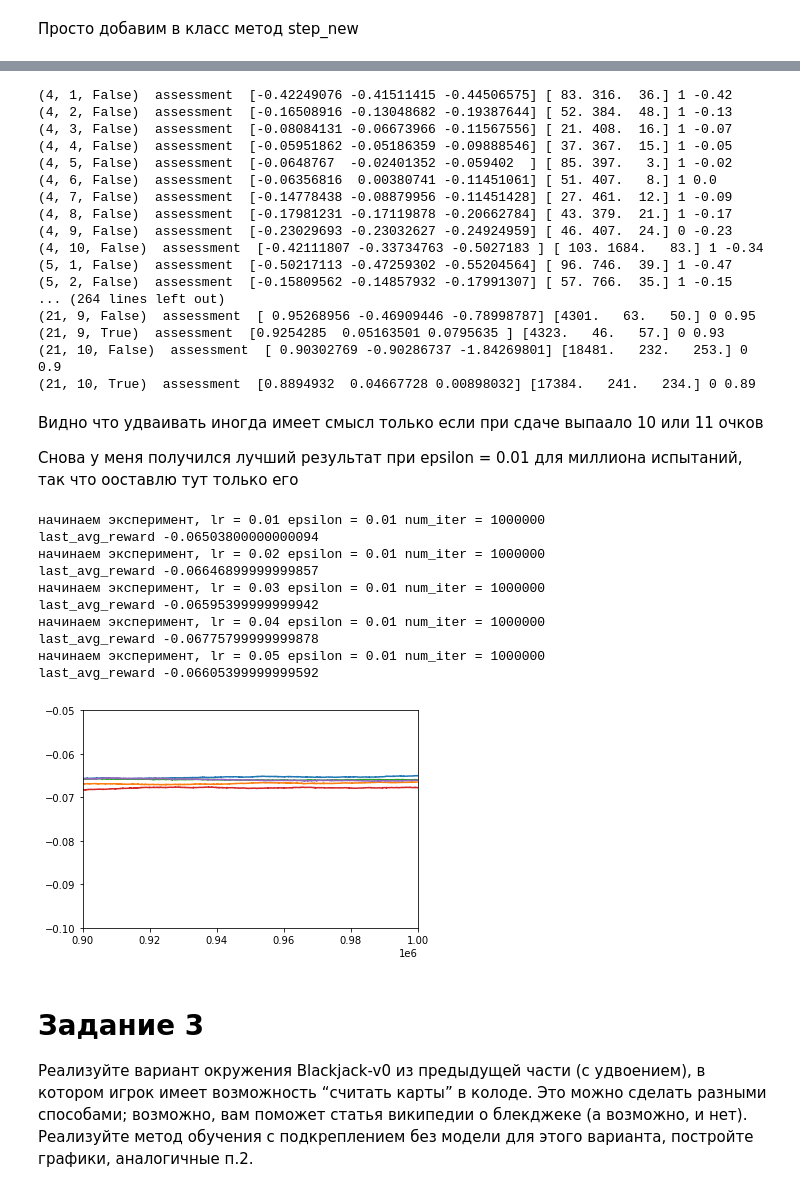
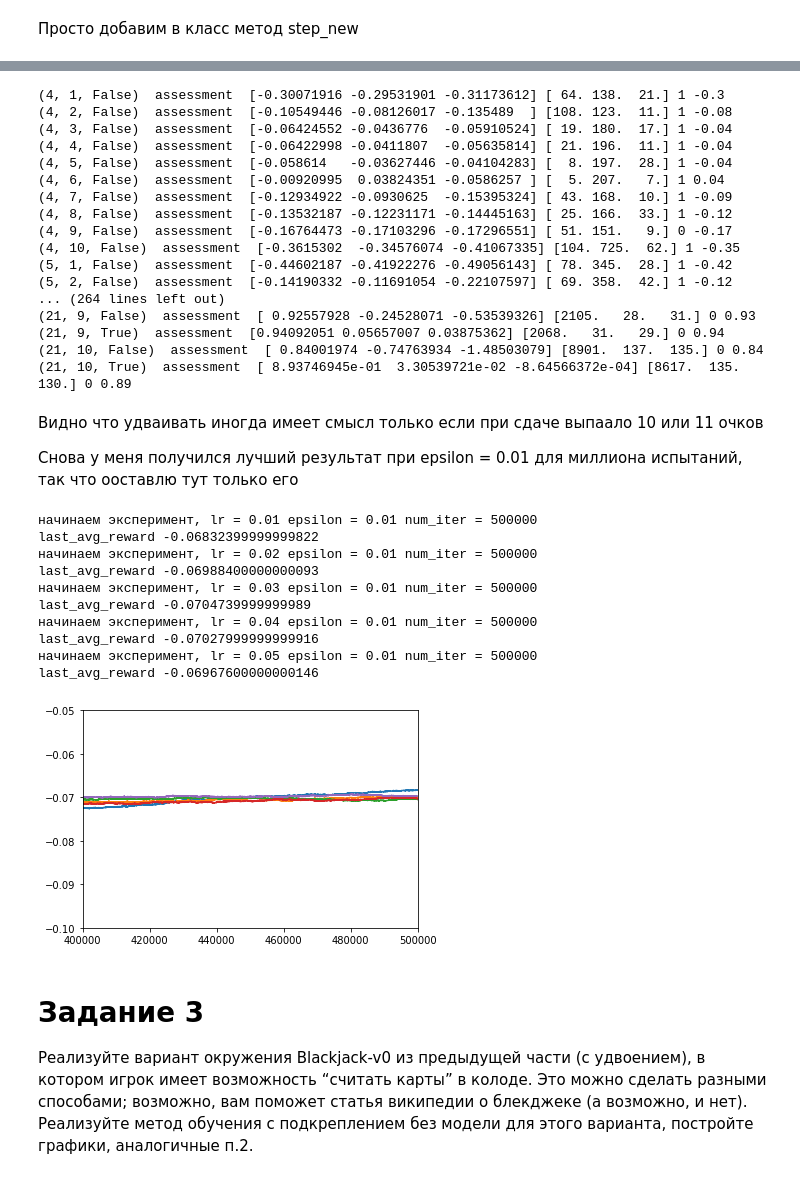
Before and after one commit to OlegPozovnoy/ReinforcementLearningHW, a Jupyter notebook: HW1/Blackjack.ipynb, the cells around one changed output, grey strips where cells are left out. Drawn from its saved outputs; the diff is of its cells as text; code cells hidden in the pictures.

```diff
--- a/HW1/Blackjack.ipynb
+++ b/HW1/Blackjack.ipynb
@@ -17,7 +17,7 @@ import numpy as np
 
 debug =  False
 results = []
-num_iter = 1000000
+num_iter = 500000
 
 for i in range(num_iter):
     cur, dealer, space = env.reset()
@@ -344,5 +344,5 @@ def conduct_experiment_double(learning_rate = 0.05, epsilon = 0.1, num_iteration
     print(f'last_avg_reward {avg_rewards[-1]}')
     return avg_rewards, states_counter, q_values
 
-avg_rewards, states_counter, q_values = conduct_experiment_double(learning_rate = 0.01, epsilon = 0.04, num_iterations = 1000000, debug = False, plot = True)
+avg_rewards, states_counter, q_values = conduct_experiment_double(learning_rate = 0.01, epsilon = 0.04, num_iterations = 500000, debug = False, plot = True)
 # %% [output]
@@ -355,23 +355,23 @@ for i in range(num_states):
     if np.max(states_counter[i][:]) > 0:
         print(get_state_by_code(i), " assessment ", q_values[i][:], states_counter[i], np.argmax(q_values[i]), round(q_values[i][np.argmax(q_values[i])],2))
 # %% [output]
-(4, 1, False)  assessment  [-0.42249076 -0.41511415 -0.44506575] [ 83. 316.  36.] 1 -0.42
-(4, 2, False)  assessment  [-0.16508916 -0.13048682 -0.19387644] [ 52. 384.  48.] 1 -0.13
-(4, 3, False)  assessment  [-0.08084131 -0.06673966 -0.11567556] [ 21. 408.  16.] 1 -0.07
-(4, 4, False)  assessment  [-0.05951862 -0.05186359 -0.09888546] [ 37. 367.  15.] 1 -0.05
-(4, 5, False)  assessment  [-0.0648767  -0.02401352 -0.059402  ] [ 85. 397.   3.] 1 -0.02
-(4, 6, False)  assessment  [-0.06356816  0.00380741 -0.11451061] [ 51. 407.   8.] 1 0.0
-(4, 7, False)  assessment  [-0.14778438 -0.08879956 -0.11451428] [ 27. 461.  12.] 1 -0.09
-(4, 8, False)  assessment  [-0.17981231 -0.17119878 -0.20662784] [ 43. 379.  21.] 1 -0.17
-(4, 9, False)  assessment  [-0.23029693 -0.23032627 -0.24924959] [ 46. 407.  24.] 0 -0.23
-(4, 10, False)  assessment  [-0.42111807 -0.33734763 -0.5027183 ] [ 103. 1684.   83.] 1 -0.34
-(5, 1, False)  assessment  [-0.50217113 -0.47259302 -0.55204564] [ 96. 746.  39.] 1 -0.47
-(5, 2, False)  assessment  [-0.15809562 -0.14857932 -0.17991307] [ 57. 766.  35.] 1 -0.15
+(4, 1, False)  assessment  [-0.30071916 -0.29531901 -0.31173612] [ 64. 138.  21.] 1 -0.3
+(4, 2, False)  assessment  [-0.10549446 -0.08126017 -0.135489  ] [108. 123.  11.] 1 -0.08
+(4, 3, False)  assessment  [-0.06424552 -0.0436776  -0.05910524] [ 19. 180.  17.] 1 -0.04
+(4, 4, False)  assessment  [-0.06422998 -0.0411807  -0.05635814] [ 21. 196.  11.] 1 -0.04
+(4, 5, False)  assessment  [-0.058614   -0.03627446 -0.04104283] [  8. 197.  28.] 1 -0.04
+(4, 6, False)  assessment  [-0.00920995  0.03824351 -0.0586257 ] [  5. 207.   7.] 1 0.04
+(4, 7, False)  assessment  [-0.12934922 -0.0930625  -0.15395324] [ 43. 168.  10.] 1 -0.09
+(4, 8, False)  assessment  [-0.13532187 -0.12231171 -0.14445163] [ 25. 166.  33.] 1 -0.12
+(4, 9, False)  assessment  [-0.16764473 -0.17103296 -0.17296551] [ 51. 151.   9.] 0 -0.17
+(4, 10, False)  assessment  [-0.3615302  -0.34576074 -0.41067335] [104. 725.  62.] 1 -0.35
+(5, 1, False)  assessment  [-0.44602187 -0.41922276 -0.49056143] [ 78. 345.  28.] 1 -0.42
+(5, 2, False)  assessment  [-0.14190332 -0.11691054 -0.22107597] [ 69. 358.  42.] 1 -0.12
 ... (264 lines left out)
-(21, 9, False)  assessment  [ 0.95268956 -0.46909446 -0.78998787] [4301.   63.   50.] 0 0.95
-(21, 9, True)  assessment  [0.9254285  0.05163501 0.0795635 ] [4323.   46.   57.] 0 0.93
-(21, 10, False)  assessment  [ 0.90302769 -0.90286737 -1.84269801] [18481.   232.   253.] 0 0.9
-(21, 10, True)  assessment  [0.8894932  0.04667728 0.00898032] [17384.   241.   234.] 0 0.89
+(21, 9, False)  assessment  [ 0.92557928 -0.24528071 -0.53539326] [2105.   28.   31.] 0 0.93
+(21, 9, True)  assessment  [0.94092051 0.05657007 0.03875362] [2068.   31.   29.] 0 0.94
+(21, 10, False)  assessment  [ 0.84001974 -0.74763934 -1.48503079] [8901.  137.  135.] 0 0.84
+(21, 10, True)  assessment  [ 8.93746945e-01  3.30539721e-02 -8.64566372e-04] [8617.  135.  130.] 0 0.89
 # %% [markdown]
 
 Видно что удваивать иногда имеет смысл только если при сдаче выпаало 10 или 11 очков
@@ -380,25 +380,25 @@ for i in range(num_states):
 # %%
 for learning_rate in np.linspace(0.01, 0.05, 5):
     #for epsilon in np.linspace(0.01, 0.03, 3):
         epsilon = 0.01
-        avg_rewards, states_counter, q_values = conduct_experiment_double(learning_rate, epsilon, 1000000)
+        avg_rewards, states_counter, q_values = conduct_experiment_double(learning_rate, epsilon, 500000)
         plt.plot(avg_rewards, label = f'lr={learning_rate}, eps = {epsilon}')
 
-plt.xlim(900000, 1000000)
+plt.xlim(400000, 500000)
 plt.ylim(-0.1,-0.05)
 plt.show()
 # %% [output]
-начинаем эксперимент, lr = 0.01 epsilon = 0.01 num_iter = 1000000
-last_avg_reward -0.06503800000000094
-начинаем эксперимент, lr = 0.02 epsilon = 0.01 num_iter = 1000000
-last_avg_reward -0.06646899999999857
-начинаем эксперимент, lr = 0.03 epsilon = 0.01 num_iter = 1000000
-last_avg_reward -0.06595399999999942
-начинаем эксперимент, lr = 0.04 epsilon = 0.01 num_iter = 1000000
-last_avg_reward -0.06775799999999878
-начинаем эксперимент, lr = 0.05 epsilon = 0.01 num_iter = 1000000
-last_avg_reward -0.06605399999999592
+начинаем эксперимент, lr = 0.01 epsilon = 0.01 num_iter = 500000
+last_avg_reward -0.06832399999999822
+начинаем эксперимент, lr = 0.02 epsilon = 0.01 num_iter = 500000
+last_avg_reward -0.06988400000000093
+начинаем эксперимент, lr = 0.03 epsilon = 0.01 num_iter = 500000
+last_avg_reward -0.0704739999999989
+начинаем эксперимент, lr = 0.04 epsilon = 0.01 num_iter = 500000
+last_avg_reward -0.07027999999999916
+начинаем эксперимент, lr = 0.05 epsilon = 0.01 num_iter = 500000
+last_avg_reward -0.06967600000000146
-[figure, old version]
+[figure, new version]
 # %% [markdown]
 # Задание 3
 
```
Also changed, not shown: parts of 15 cells of this notebook.
